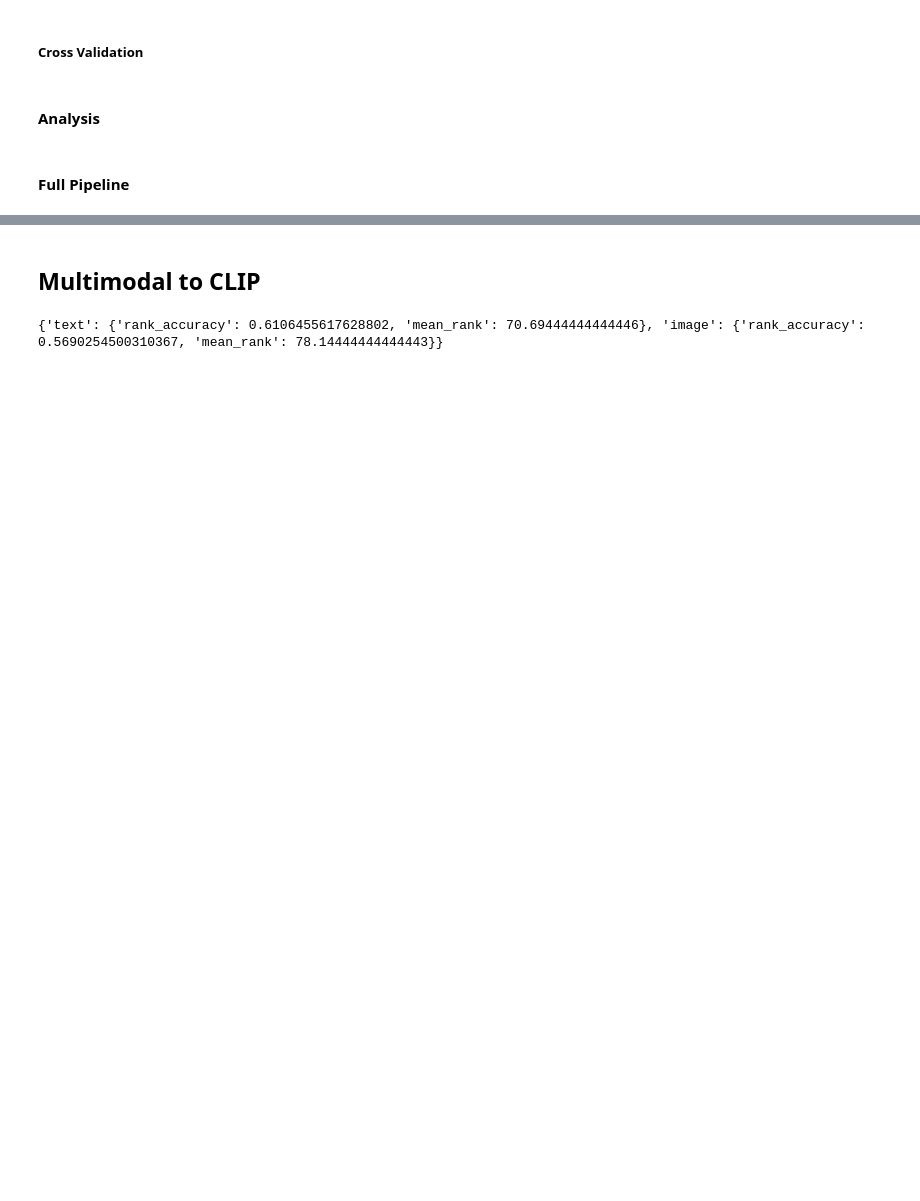
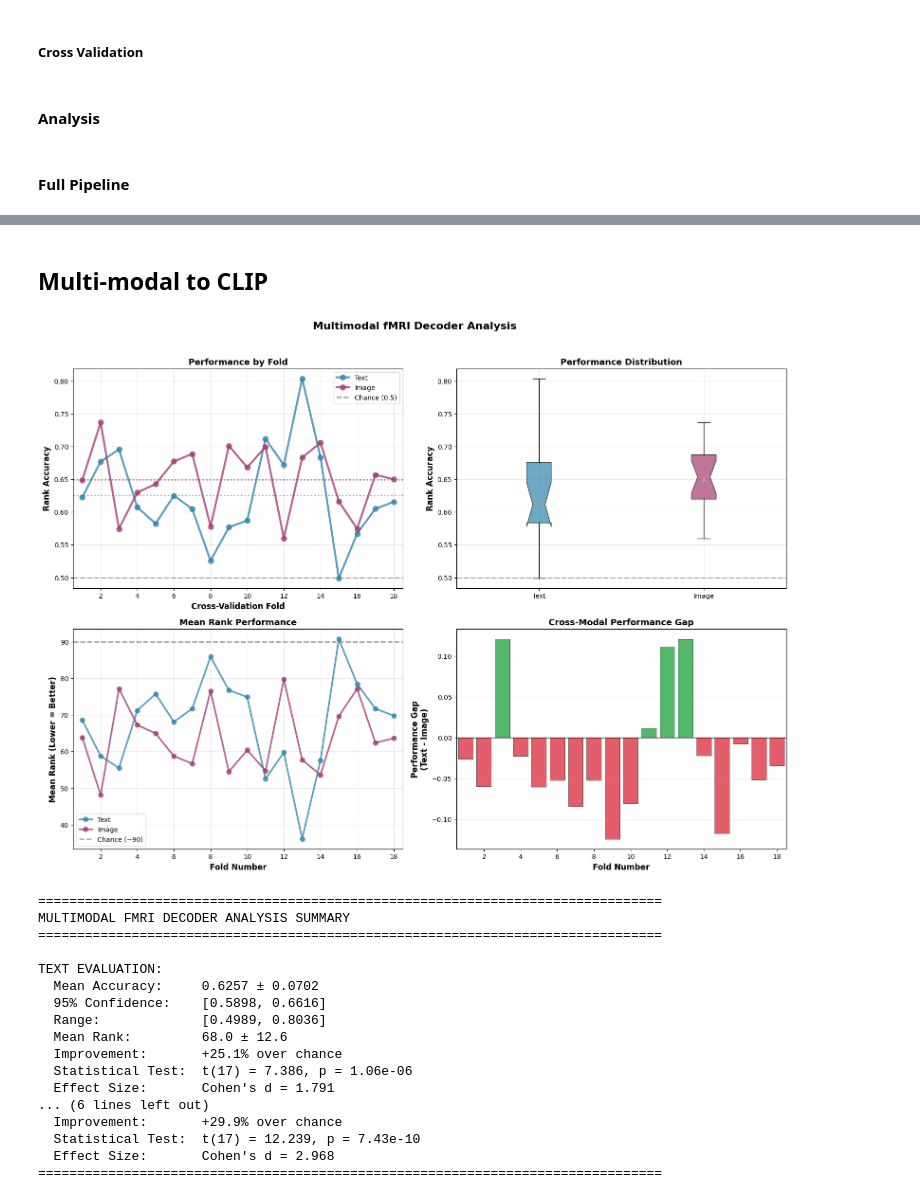
Before and after one commit to Parzibal-dev/fmri-CLIP-decoder, a Jupyter notebook: text_to_clip.ipynb, the cells around one changed output, grey strips where cells are left out. Cells and saved outputs as stored; diff of their text form; code cells hidden in the pictures; blank space fills up the shorter version.

```diff
--- a/text_to_clip.ipynb
+++ b/text_to_clip.ipynb
@@ -1033,5 +1141,5 @@ CV summary:
 # %% [markdown]
-## Multimodal to CLIP
+## Multi-modal to CLIP
 # %%
 import scipy.io
 
@@ -1061,7 +1169,7 @@ def multimodal_mask_indices(modalities, num_voxels=5000):
     """
     all_indices = set()
     for m in modalities:
-        idx = mask_fmri_voxels_faster(m["fmri"], m["sem"], num_voxels)
+        idx = mask_fmri_voxels(m["fmri"], m["sem"], num_voxels)
         all_indices.update(idx)
     return np.array(sorted(all_indices), dtype=int)
 # %%
@@ -1100,6 +1208,6 @@ def create_multimodal_mask_fn(fmri_text, fmri_image, text_targets, image_targets
             )
         else:
             # Fallback to single-modality masking
-            return mask_fmri_voxels_faster(train_text_X, train_text_Y, num_voxels)  # Use actual training targets
+            return mask_fmri_voxels(train_text_X, train_text_Y, num_voxels)  # Use actual training targets
 
     return multimodal_mask_fn
@@ -1214,18 +1214,34 @@ results, summary = DecVTC_pipelineTest(
-# %%
-print(summary)
-# %% [output]
-{'text': {'rank_accuracy': 0.6106455617628802, 'mean_rank': 70.69444444444446}, 'image': {'rank_accuracy': 0.5690254500310367, 'mean_rank': 78.14444444444443}}
 # %%
-results, summary = DecVTC_pipelineTest(
+analysis_multi_modal = DecVTC_pipeline (
     text_embeddings=text_embeddings,
     img_embeddings=img_embeddings,
     img_concepts=img_concepts,
     concepts=concepts,
     fmri_text=fmri_text_data,
     grouping_method="mean",
     learn_decoder_fn=learn_decoder,
-    mask_fn=mask_fmri_voxels_faster,
-    fmri_image=fmri_image_data,  # Required for multimodal
-    multimodal=True,  # Multimodal mode
+    mask_fn=mask_fmri_voxels,
+    create_multimodal_mask_fn=create_multimodal_mask_fn,
+    fmri_image=fmri_image_data,
+    multimodal=True,
     k=3
 )
+# %% [output]
+[figure, added]
+================================================================================
+MULTIMODAL FMRI DECODER ANALYSIS SUMMARY
+================================================================================
+
+TEXT EVALUATION:
+  Mean Accuracy:     0.6257 ± 0.0702
+  95% Confidence:    [0.5898, 0.6616]
+  Range:             [0.4989, 0.8036]
+  Mean Rank:         68.0 ± 12.6
+  Improvement:       +25.1% over chance
+  Statistical Test:  t(17) = 7.386, p = 1.06e-06
+  Effect Size:       Cohen's d = 1.791
+... (6 lines left out)
+  Improvement:       +29.9% over chance
+  Statistical Test:  t(17) = 12.239, p = 7.43e-10
+  Effect Size:       Cohen's d = 2.968
+================================================================================
```
Also changed, not shown: parts of 52 cells of this notebook.
